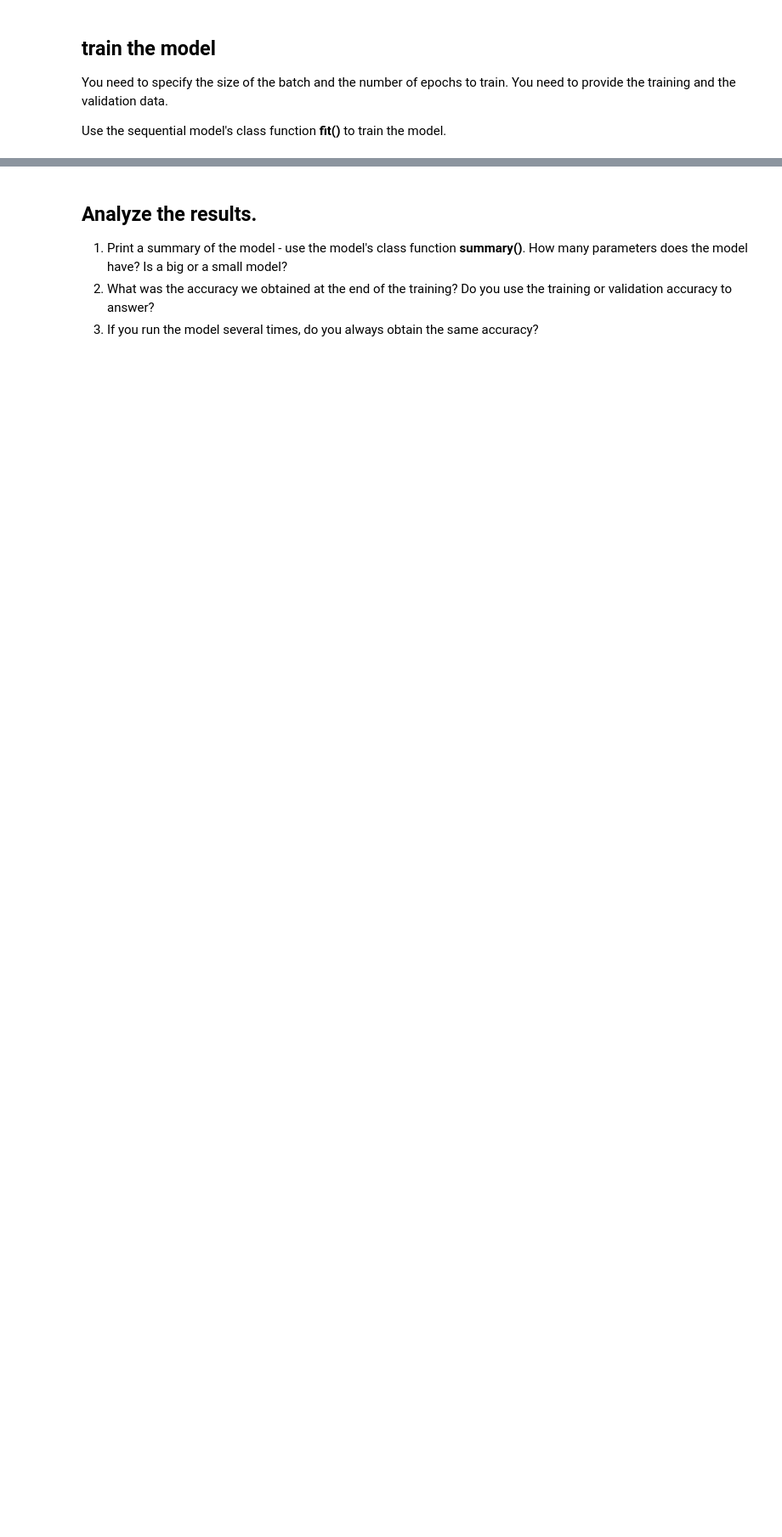
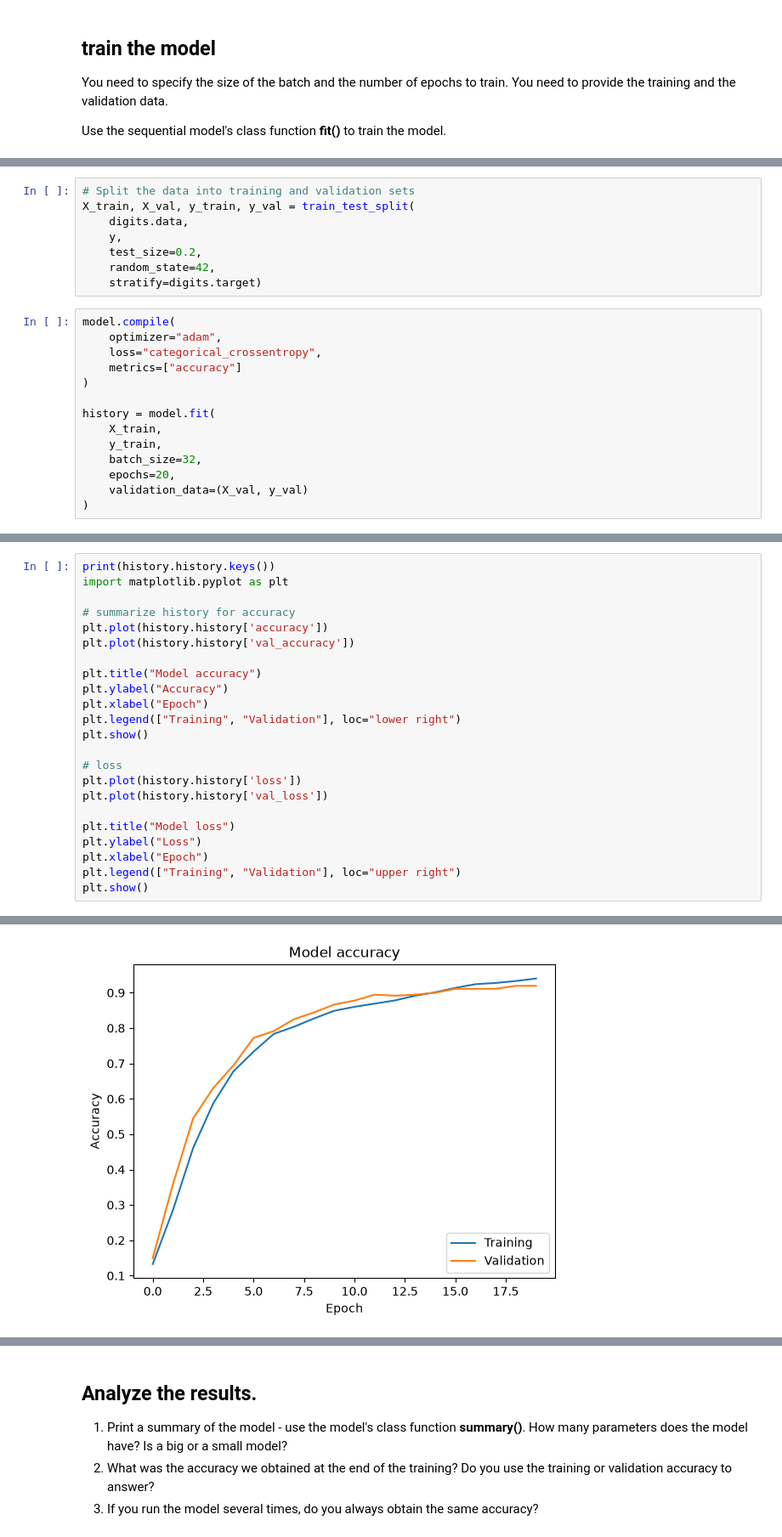
Before and after one commit to rgnseca/ML-AI_tutorials, a Jupyter notebook: Deep_Learning_Lab_Assignments/exercise_2_assignment.ipynb, the cells around one changed output, grey strips where cells are left out. Shown at 85% size. Cells and saved outputs as stored; diff of their text form; blank space fills up the shorter version.

```diff
--- a/Deep_Learning_Lab_Assignments/exercise_2_assignment.ipynb
+++ b/Deep_Learning_Lab_Assignments/exercise_2_assignment.ipynb
@@ -82,0 +113,22 @@ Use the sequential model's class function **fit()** to train the model.
+# %%
+# Split the data into training and validation sets
+X_train, X_val, y_train, y_val = train_test_split(
+    digits.data,
+    y,
+    test_size=0.2,
+    random_state=42,
+    stratify=digits.target)
+# %%
+model.compile(
+    optimizer="adam",
+    loss="categorical_crossentropy",
+    metrics=["accuracy"]
+)
+
+history = model.fit(
+    X_train,
+    y_train,
+    batch_size=32,
+    epochs=20,
+    validation_data=(X_val, y_val)
+)
@@ -82,0 +153,24 @@ Use the sequential model's class function **fit()** to train the model.
+# %%
+print(history.history.keys())
+import matplotlib.pyplot as plt
+
+# summarize history for accuracy
+plt.plot(history.history['accuracy'])
+plt.plot(history.history['val_accuracy'])
+
+plt.title("Model accuracy")
+plt.ylabel("Accuracy")
+plt.xlabel("Epoch")
+plt.legend(["Training", "Validation"], loc="lower right")
+plt.show()
+
+# loss
+plt.plot(history.history['loss'])
+plt.plot(history.history['val_loss'])
+
+plt.title("Model loss")
+plt.ylabel("Loss")
+plt.xlabel("Epoch")
+plt.legend(["Training", "Validation"], loc="upper right")
+plt.show()
+# %% [output]
@@ -82,0 +178 @@ Use the sequential model's class function **fit()** to train the model.
+[figure, added]
```
Also changed, not shown: parts of 29 cells of this notebook.
